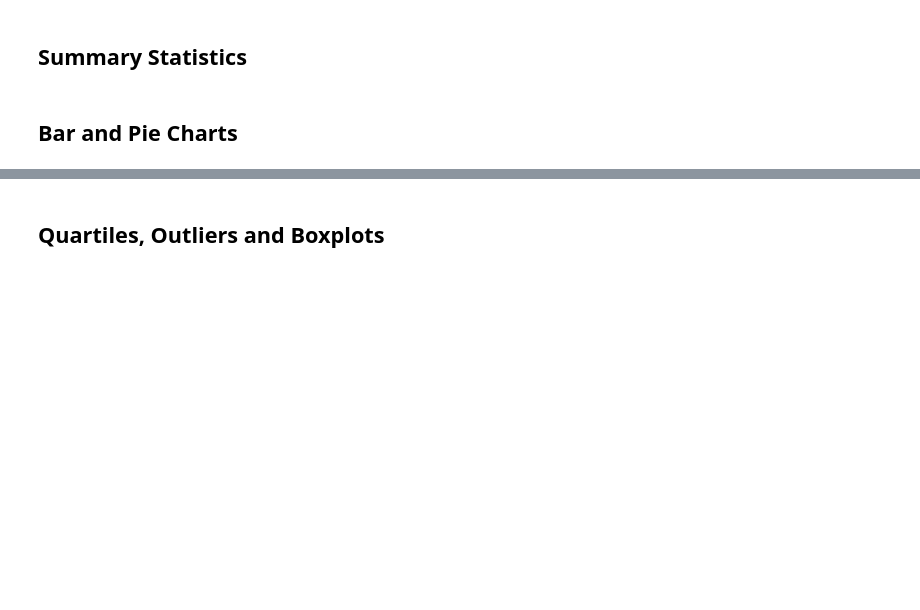
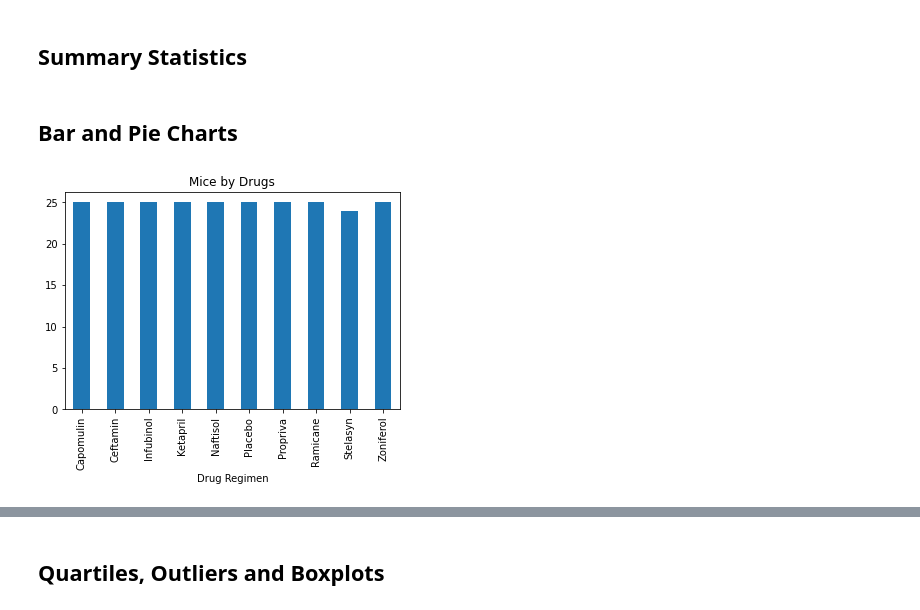
Before and after one commit to simoncastellanos9/matplotlib-challenge, a Jupyter notebook: pymaceuticals.ipynb, the cells around one changed output, grey strips where cells are left out. Saved outputs shown, nothing was run; the diff lists cells and outputs as text; code cells hidden in the pictures; blank space fills up the shorter version.

Commit message:
completed pie and bar charts with pandas

```diff
--- a/pymaceuticals.ipynb
+++ b/pymaceuticals.ipynb
@@ -95,6 +96,15 @@ clean_df['Mouse ID'].count()
 ## Bar and Pie Charts
 # %%
 # Generate a bar plot showing the total number of unique mice tested on each drug regimen using pandas.
+mice_regimen = mouse_data.drop_duplicates(
+  subset = ['Mouse ID', 'Drug Regimen'],
+  keep = 'last').reset_index(drop = True)
+mice_regimen = mice_regimen[['Mouse ID','Drug Regimen']]
+mice_regimen = mice_regimen.groupby(['Drug Regimen'])
+drug_regimen = mice_regimen['Drug Regimen'].count()
+drug_chart = drug_regimen.plot(kind='bar',title ='Mice by Drugs')
+# %% [output]
+[figure, added]
 # %%
 # Generate a bar plot showing the total number of unique mice tested on each drug regimen using pyplot.
 # %%
```
Also changed, not shown: parts of 2 cells of this notebook.
